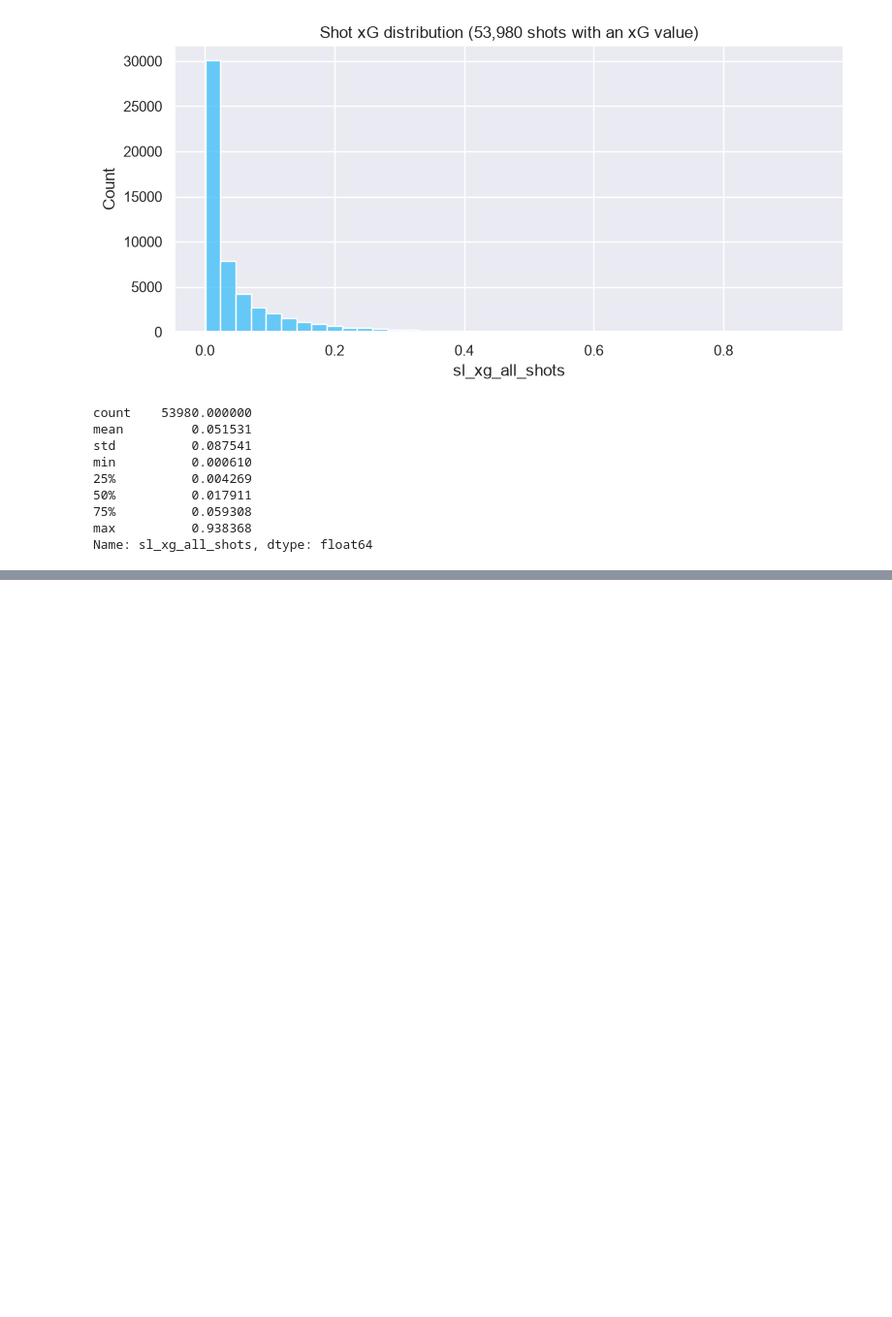
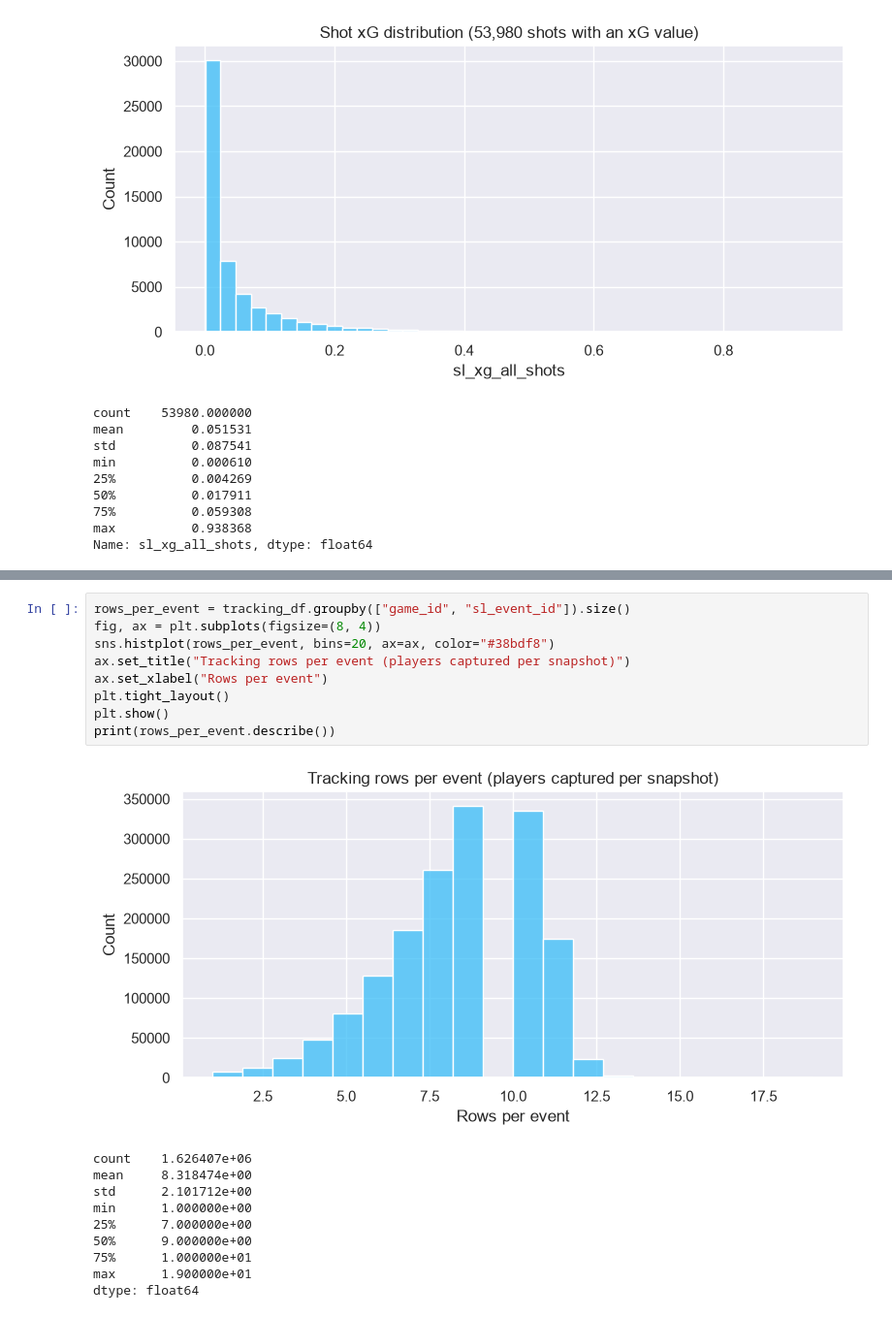
Before and after one commit to Nick3429/halo-forecheck-speed, a Jupyter notebook: eda.ipynb, the cells around one changed output, grey strips where cells are left out. Shown at 97% size. Drawn from its saved outputs; the diff is of its cells as text; blank space fills up the shorter version.

```diff
--- a/eda.ipynb
+++ b/eda.ipynb
@@ -438,0 +518,20 @@ Name: sl_xg_all_shots, dtype: float64
+# %%
+rows_per_event = tracking_df.groupby(["game_id", "sl_event_id"]).size()
+fig, ax = plt.subplots(figsize=(8, 4))
+sns.histplot(rows_per_event, bins=20, ax=ax, color="#38bdf8")
+ax.set_title("Tracking rows per event (players captured per snapshot)")
+ax.set_xlabel("Rows per event")
+plt.tight_layout()
+plt.show()
+print(rows_per_event.describe())
+# %% [output]
+[figure, added]
+count    1.626407e+06
+mean     8.318474e+00
+std      2.101712e+00
+min      1.000000e+00
+25%      7.000000e+00
+50%      9.000000e+00
+75%      1.000000e+01
+max      1.900000e+01
+dtype: float64
```
Also changed, not shown: parts of 4 cells of this notebook.
